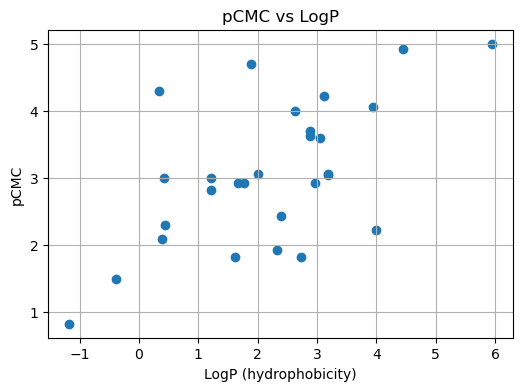
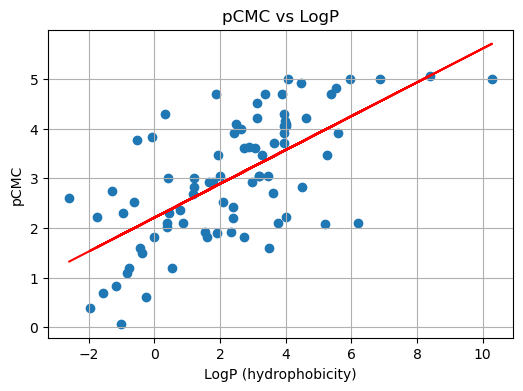
The notebook cell's code change between the first figure and the second:
--- before
+++ after
@@ -8,4 +8,7 @@
 plt.figure(figsize=(6,4))
 plt.scatter(df["MolLogP"], df["pCMC"])
+
+slope, intercept = np.polyfit(df["MolLogP"], df["pCMC"], 1)
+plt.plot(df["MolLogP"], slope * df["MolLogP"] + intercept, 'r-')
 
 plt.xlabel("LogP (hydrophobicity)")
@@ -20,4 +23,7 @@
 plt.scatter(df["MolWt"], df["pCMC"])
 
+slope, intercept = np.polyfit(df["MolWt"], df["pCMC"], 1)
+plt.plot(df["MolWt"], slope * df["MolWt"] + intercept, 'r-')
+
 plt.xlabel("Molecular Weight")
 plt.ylabel("pCMC")
@@ -27,11 +33,14 @@
 plt.show()
 
-#pCMC vs. HLB
+#pCMC vs. alkyl chain length
 plt.figure(figsize=(6,4))
-plt.scatter(df["HLB"], df["pCMC"])
+plt.scatter(df["tail_length"], df["pCMC"])
 
-plt.xlabel("HLB")
+slope, intercept = np.polyfit(df["tail_length"], df["pCMC"], 1)
+plt.plot(df["tail_length"], slope * df["tail_length"] + intercept, 'r-')
+
+plt.xlabel("tail_length")
 plt.ylabel("pCMC")
-plt.title("pCMC vs HLB")
+plt.title("pCMC vs Tail Length")
 plt.grid(True)
 

Commit: Added more data, cleaned up descriptor, created source file for the features